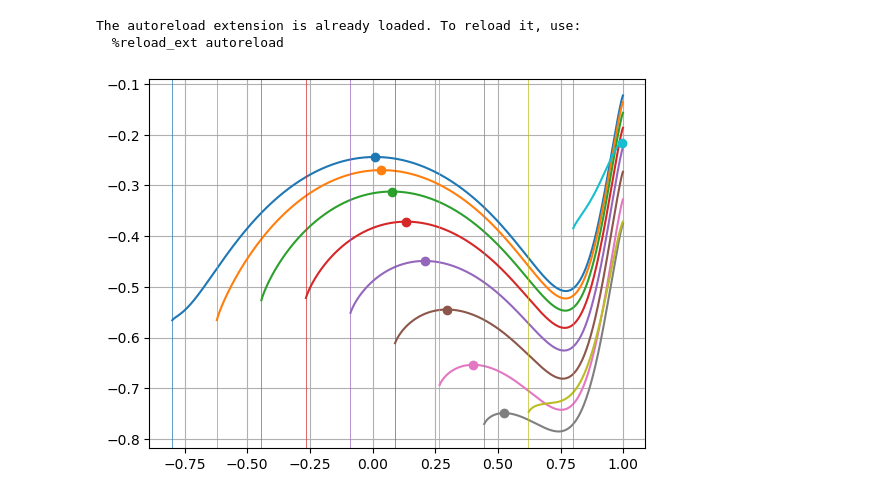
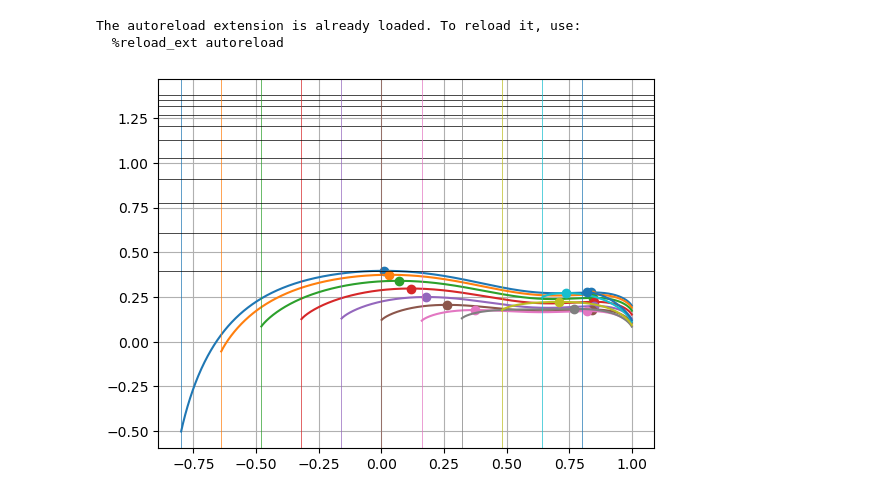
Before and after one commit to mvilucchio/fixed-energy-slice, a Jupyter notebook: Second_moment.ipynb, the cells around one changed output. Cells and saved outputs as stored; diff of their text form; code cells hidden in the pictures.

Commit message:
second moment notebook

```diff
--- a/Second_moment.ipynb
+++ b/Second_moment.ipynb
@@ -14,21 +17,24 @@ from integrals import *
 # %%
-p = 12
-e = - 0.9
-ms = np.linspace(0.1, 0.9, 10)
+p = 5
+e = - 0.7
+ms = np.linspace(0.1, 0.9, 11)
 
 for i, m in enumerate(ms):
     qs = np.linspace(2*m-1+0.001, 0.999, 1_000)
     sms = np.array([second_moment_bound(m, q, e, p) for q in qs])
+    plt.axhline(2*first_moment_h(m), color="black", linewidth=0.5)
     peaks, _ = find_peaks(sms)
     plt.plot(
         qs[peaks],
         sms[peaks],
         "o",
         color=f"C{i}",
     )
     plt.plot(qs, sms, color=f"C{i}", label=f"m={m:.2f}")
 
     plt.axvline(2*m-1, color=f"C{i}", linewidth=0.5)
 plt.grid()
+#plt.xlim(0., 1)
+#plt.ylim(-0.5, 0)
 # %% [output]
-[figure, old version]
+[figure, new version]
```
Also changed, not shown: parts of 10 cells of this notebook.
